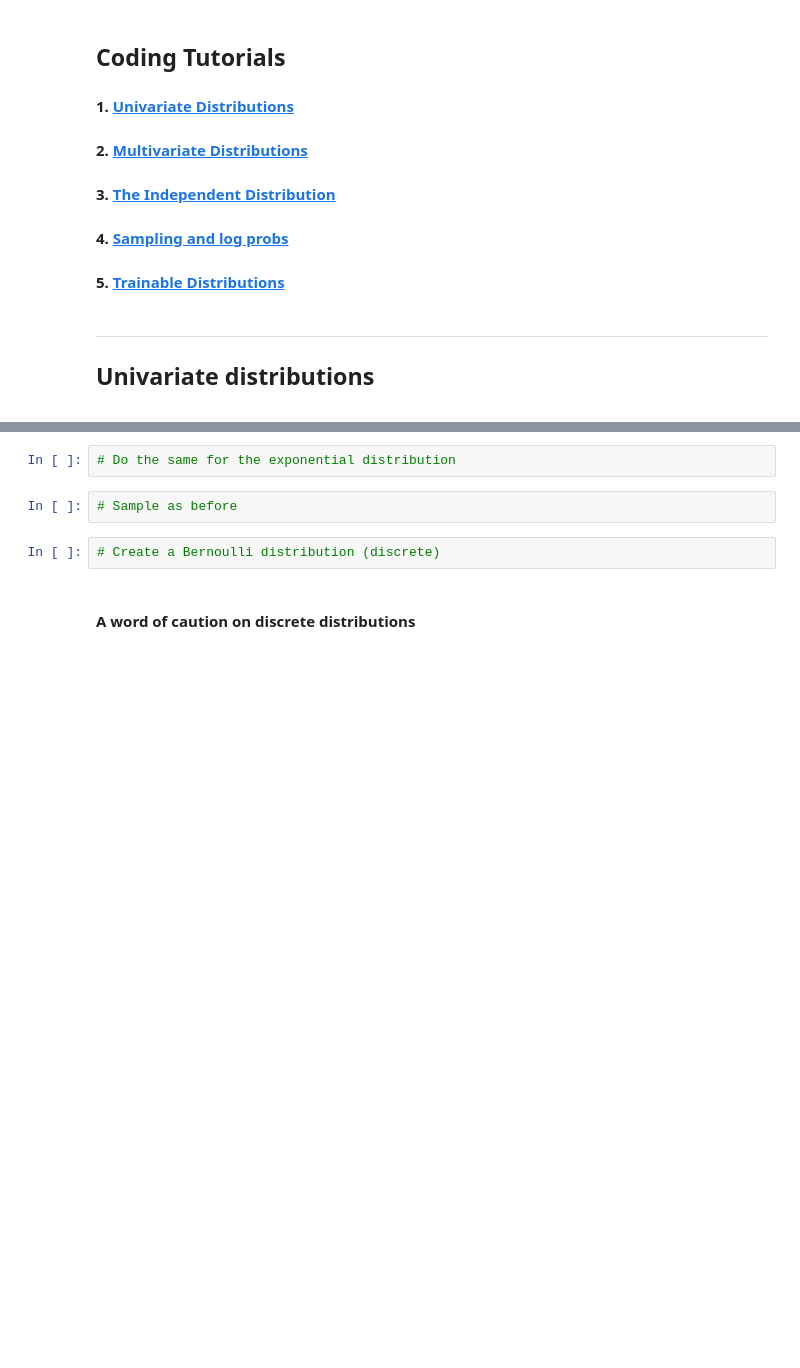
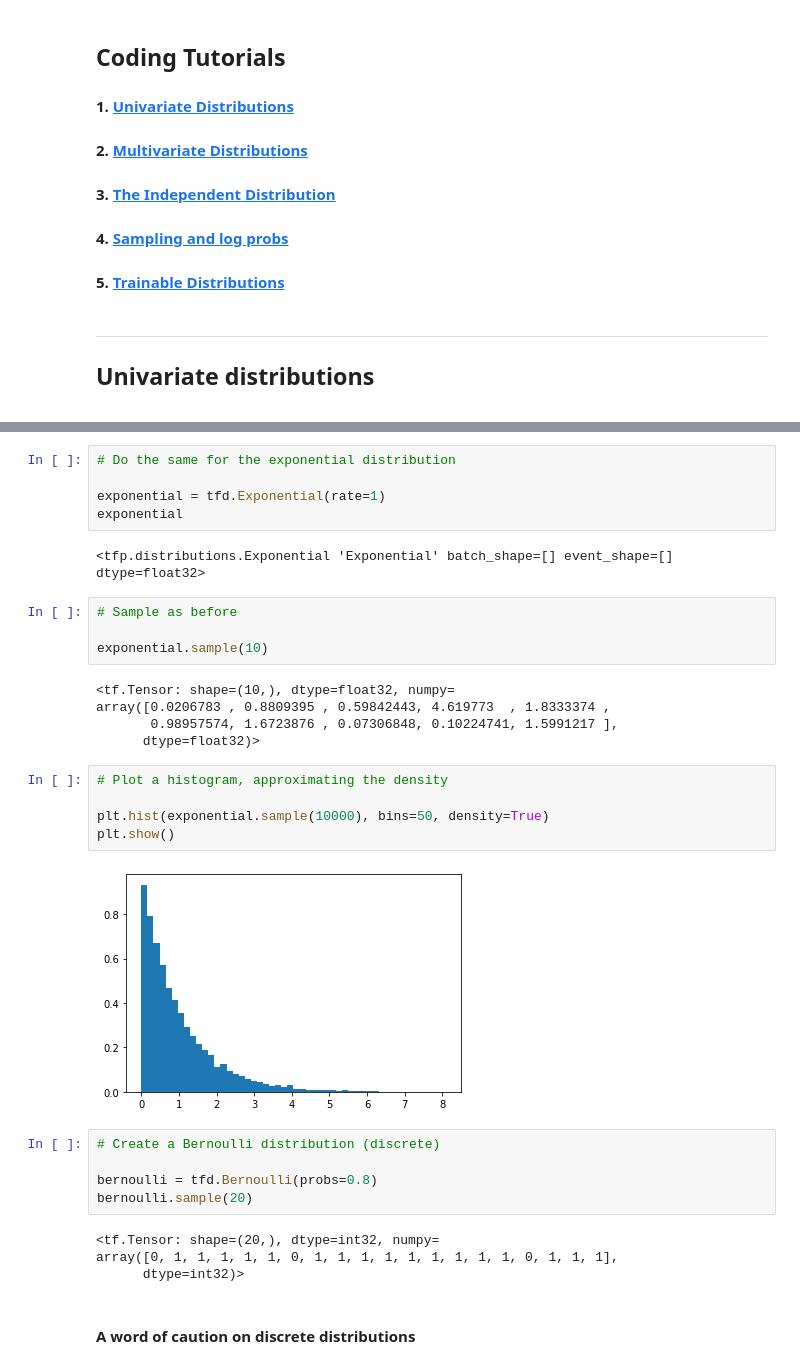
Before and after one commit to ahmed-gharib89/TensorFlow_2_for_Deep_Learning, a Jupyter notebook: Probabilistic Deep Learning with TensorFlow 2/week1/TesnorFlow_Distributions_Coding_Tutorial.ipynb, the cells around one changed output, grey strips where cells are left out. Cells and saved outputs as stored; diff of their text form; blank space fills up the shorter version.

Commit message:
Univariate Distributions

```diff
--- a/Probabilistic Deep Learning with TensorFlow 2/week1/TesnorFlow_Distributions_Coding_Tutorial.ipynb
+++ b/Probabilistic Deep Learning with TensorFlow 2/week1/TesnorFlow_Distributions_Coding_Tutorial.ipynb
@@ -46,9 +79,35 @@ plt.show()
 # %%
 # Do the same for the exponential distribution
+
+exponential = tfd.Exponential(rate=1)
+exponential
+# %% [output]
+<tfp.distributions.Exponential 'Exponential' batch_shape=[] event_shape=[] dtype=float32>
 # %%
 # Sample as before
+
+exponential.sample(10)
+# %% [output]
+<tf.Tensor: shape=(10,), dtype=float32, numpy=
+array([0.0206783 , 0.8809395 , 0.59842443, 4.619773  , 1.8333374 ,
+       0.98957574, 1.6723876 , 0.07306848, 0.10224741, 1.5991217 ],
+      dtype=float32)>
+# %%
+# Plot a histogram, approximating the density
+
+plt.hist(exponential.sample(10000), bins=50, density=True)
+plt.show()
+# %% [output]
+[figure, added]
 # %%
 # Create a Bernoulli distribution (discrete)
+
+bernoulli = tfd.Bernoulli(probs=0.8)
+bernoulli.sample(20)
+# %% [output]
+<tf.Tensor: shape=(20,), dtype=int32, numpy=
+array([0, 1, 1, 1, 1, 1, 0, 1, 1, 1, 1, 1, 1, 1, 1, 1, 0, 1, 1, 1],
+      dtype=int32)>
 # %% [markdown]
 #### A word of caution on discrete distributions
 # %%
```
Also changed, not shown: parts of 15 cells of this notebook.
